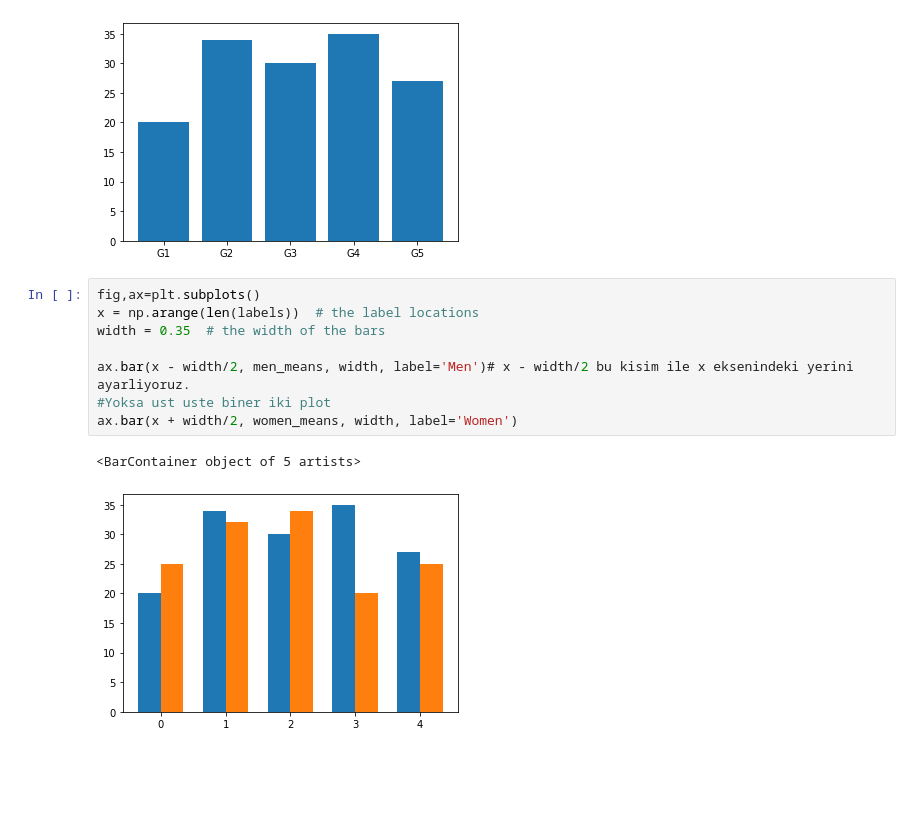
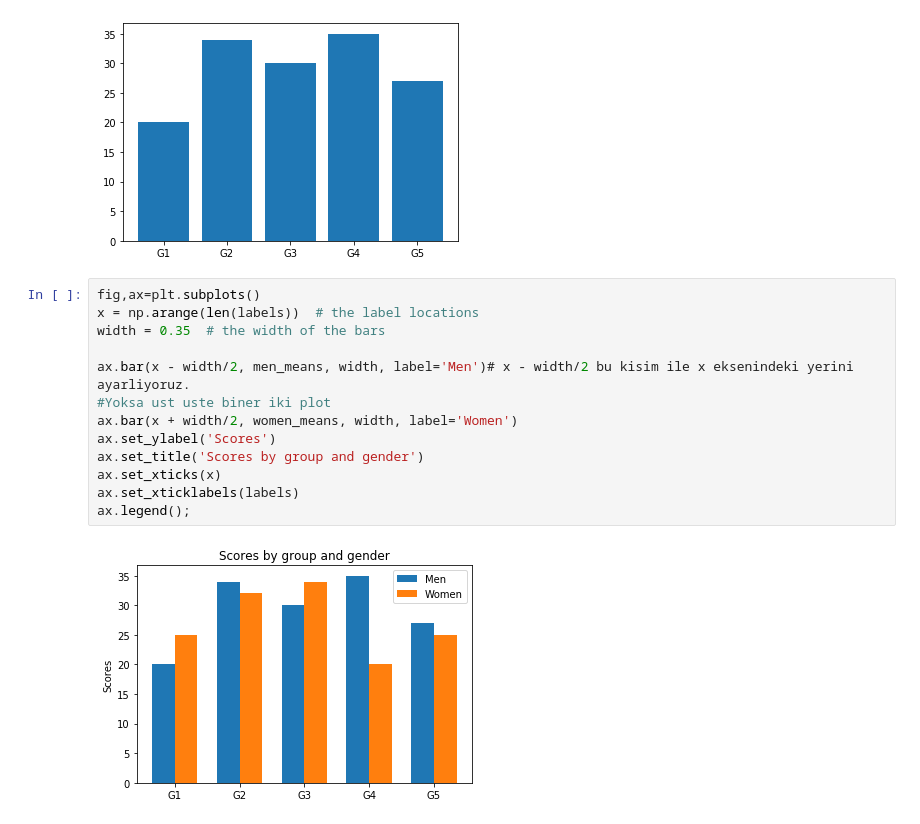
Before and after one commit to EnginKosure/Jupyter_nb, a Jupyter notebook: statistics_and_regex/DataVis_2.ipynb, the cells around one changed output. Drawn from its saved outputs; the diff is of its cells as text; blank space fills up the shorter version.

```diff
--- a/statistics_and_regex/DataVis_2.ipynb
+++ b/statistics_and_regex/DataVis_2.ipynb
@@ -80,11 +80,15 @@ ax.bar(labels,men_means);
 # %%
 fig,ax=plt.subplots()
 x = np.arange(len(labels))  # the label locations
 width = 0.35  # the width of the bars
 
 ax.bar(x - width/2, men_means, width, label='Men')# x - width/2 bu kisim ile x eksenindeki yerini ayarliyoruz.
 #Yoksa ust uste biner iki plot
 ax.bar(x + width/2, women_means, width, label='Women')
+ax.set_ylabel('Scores')
+ax.set_title('Scores by group and gender')
+ax.set_xticks(x)
+ax.set_xticklabels(labels)
+ax.legend();
 # %% [output]
-<BarContainer object of 5 artists>
-[figure, old version]
+[figure, new version]
```
